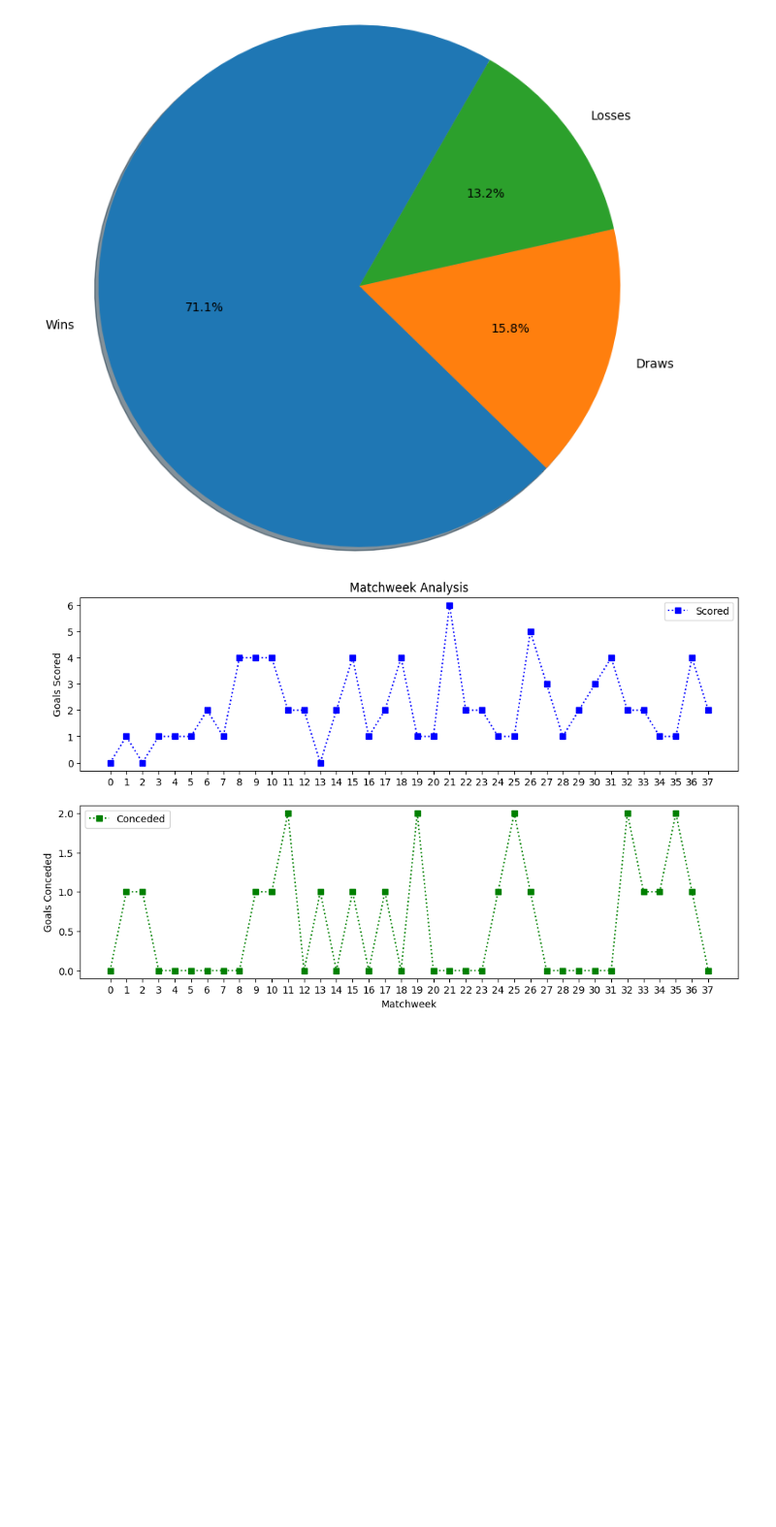
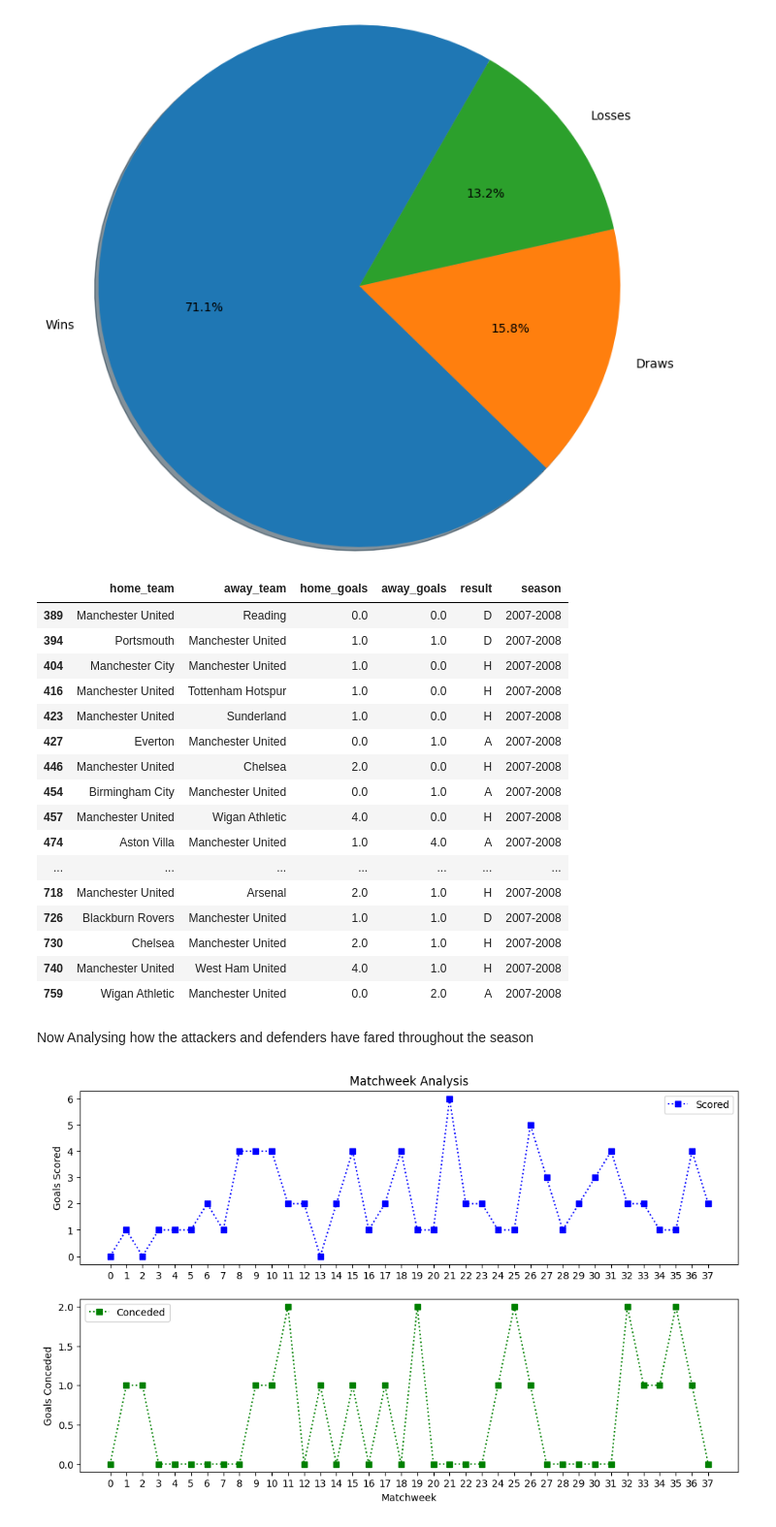
Before and after one commit to addu2612/Premier_League_Analysis, a Jupyter notebook: Mini_Project_Python.ipynb, the cells around one changed output. Shown at 97% size. Saved outputs shown, nothing was run; the diff lists cells and outputs as text; code cells hidden in the pictures; blank space fills up the shorter version.

```diff
--- a/Mini_Project_Python.ipynb
+++ b/Mini_Project_Python.ipynb
@@ -161,8 +216,30 @@ plt.show()
 [figure]
 # %%
 res_mu = results[(results.home_team == 'Manchester United')|(results.away_team=='Manchester United')]
+# %%
+res_mu
+# %% [output]
+|  | home_team | away_team | home_goals | away_goals | result | season |
+| 389 | Manchester United | Reading | 0.0 | 0.0 | D | 2007-2008 |
+| 394 | Portsmouth | Manchester United | 1.0 | 1.0 | D | 2007-2008 |
+| 404 | Manchester City | Manchester United | 1.0 | 0.0 | H | 2007-2008 |
+| 416 | Manchester United | Tottenham Hotspur | 1.0 | 0.0 | H | 2007-2008 |
+| 423 | Manchester United | Sunderland | 1.0 | 0.0 | H | 2007-2008 |
+| 427 | Everton | Manchester United | 0.0 | 1.0 | A | 2007-2008 |
+| 446 | Manchester United | Chelsea | 2.0 | 0.0 | H | 2007-2008 |
+| 454 | Birmingham City | Manchester United | 0.0 | 1.0 | A | 2007-2008 |
+| 457 | Manchester United | Wigan Athletic | 4.0 | 0.0 | H | 2007-2008 |
+| 474 | Aston Villa | Manchester United | 1.0 | 4.0 | A | 2007-2008 |
+| ... | ... | ... | ... | ... | ... | ... |
+| 718 | Manchester United | Arsenal | 2.0 | 1.0 | H | 2007-2008 |
+| 726 | Blackburn Rovers | Manchester United | 1.0 | 1.0 | D | 2007-2008 |
+| 730 | Chelsea | Manchester United | 2.0 | 1.0 | H | 2007-2008 |
+| 740 | Manchester United | West Ham United | 4.0 | 1.0 | H | 2007-2008 |
+| 759 | Wigan Athletic | Manchester United | 0.0 | 2.0 | A | 2007-2008 |
 # %%
 x = np.arange(len(res_mu))
+# %% [markdown]
+Now Analysing how the attackers and defenders have fared throughout the season
 # %%
 goals, conceded = [], []
 for i,row in res_mu.iterrows():
```
Also changed, not shown: parts of 19 cells of this notebook.
